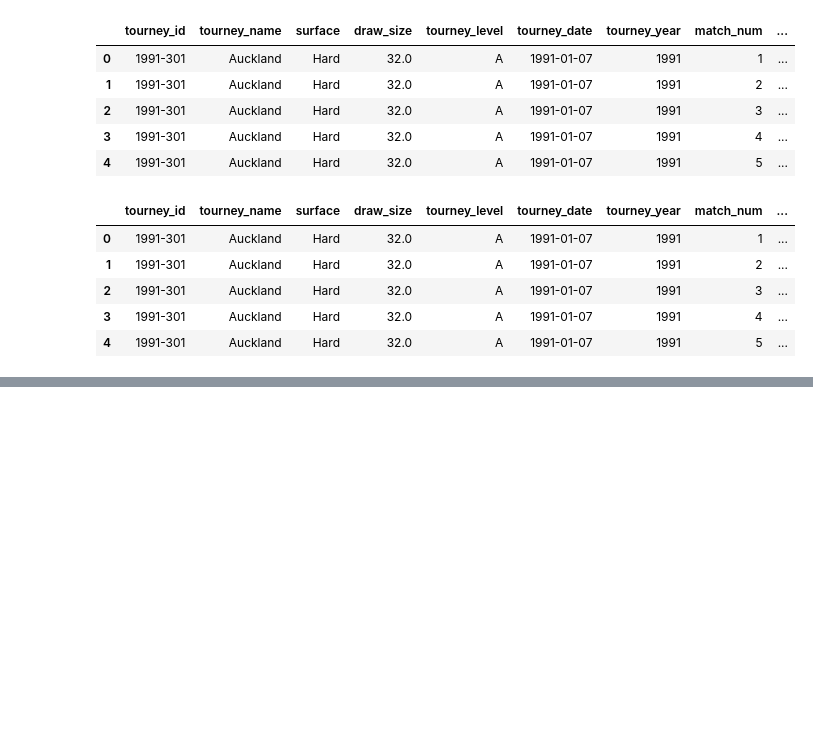
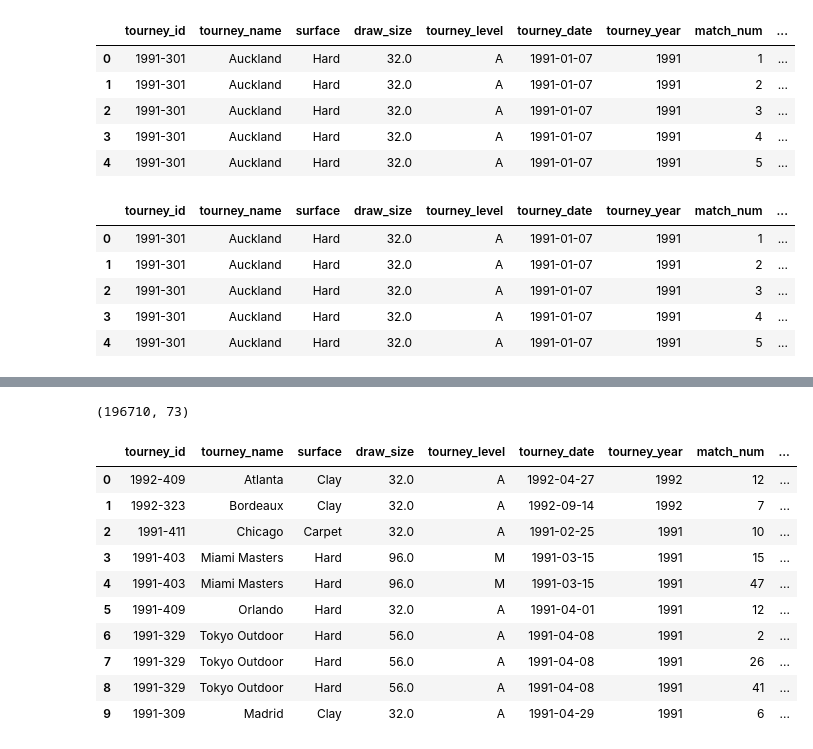
Before and after one commit to FedericoRaimondi/tennis-match-predictor, a Jupyter notebook: notebook/data_engineering.ipynb, the cells around one changed output, grey strips where cells are left out. Saved outputs shown, nothing was run; the diff lists cells and outputs as text; code cells hidden in the pictures; blank space fills up the shorter version.

Commit message:
experiment with player stats

```diff
--- a/notebook/data_engineering.ipynb
+++ b/notebook/data_engineering.ipynb
@@ -263,0 +264,7 @@ player_stats_hist_df.shape
+# %%
+# First ensure the DataFrame is properly sorted by the specified order
+player_stats_hist_df = player_stats_hist_df.sort_values(
+    by=["player_id", "tourney_date", "tourney_id", "match_num"]
+).reset_index(drop=True)
+
+player_stats_hist_df.head()
@@ -263,0 +404,54 @@ player_stats_hist_df.shape
+# %%
+cols_to_mean = [
+    "p_ace",
+    "p_df",
+    "p_svpt",
+    "p_1stIn",
+    "p_1stWon",
+    "p_2ndWon",
+    "p_SvGms",
+    "p_bpSaved",
+    "p_bpFaced",  # player stats
+    "opponent_rank_points",  # opponent info
+    "o_ace",
+    "o_df",
+    "o_svpt",
+    "o_1stIn",
+    "o_1stWon",
+    "o_2ndWon",
+    "o_SvGms",
+    "o_bpSaved",
+    "o_bpFaced",  # opponent stats
+    "minutes",  # match info
+]
+
+cols_to_sum = [
+    "minutes",  # match info
+    "results",  # match wins
+]
+# %%
+player_stats_hist_df = add_rolling_stats(
+    player_stats_hist_df, stats_columns=cols_to_mean, agg_type="mean", window=5
+)
+
+player_stats_hist_df = add_rolling_stats(
+    player_stats_hist_df, stats_columns=cols_to_sum, agg_type="sum", window=5
+)
+# %%
+player_stats_hist_df.shape
+# %% [output]
+(196710, 73)
+# %%
+player_stats_hist_df.head(10)
+# %% [output]
+|  | tourney_id | tourney_name | surface | draw_size | tourney_level | tourney_date | tourney_year | match_num | ... |
+| 0 | 1992-409 | Atlanta | Clay | 32.0 | A | 1992-04-27 | 1992 | 12 | ... |
+| 1 | 1992-323 | Bordeaux | Clay | 32.0 | A | 1992-09-14 | 1992 | 7 | ... |
+| 2 | 1991-411 | Chicago | Carpet | 32.0 | A | 1991-02-25 | 1991 | 10 | ... |
+| 3 | 1991-403 | Miami Masters | Hard | 96.0 | M | 1991-03-15 | 1991 | 15 | ... |
+| 4 | 1991-403 | Miami Masters | Hard | 96.0 | M | 1991-03-15 | 1991 | 47 | ... |
+| 5 | 1991-409 | Orlando | Hard | 32.0 | A | 1991-04-01 | 1991 | 12 | ... |
+| 6 | 1991-329 | Tokyo Outdoor | Hard | 56.0 | A | 1991-04-08 | 1991 | 2 | ... |
+| 7 | 1991-329 | Tokyo Outdoor | Hard | 56.0 | A | 1991-04-08 | 1991 | 26 | ... |
+| 8 | 1991-329 | Tokyo Outdoor | Hard | 56.0 | A | 1991-04-08 | 1991 | 41 | ... |
+| 9 | 1991-309 | Madrid | Clay | 32.0 | A | 1991-04-29 | 1991 | 6 | ... |
```
Also changed, not shown: parts of 12 cells of this notebook.
